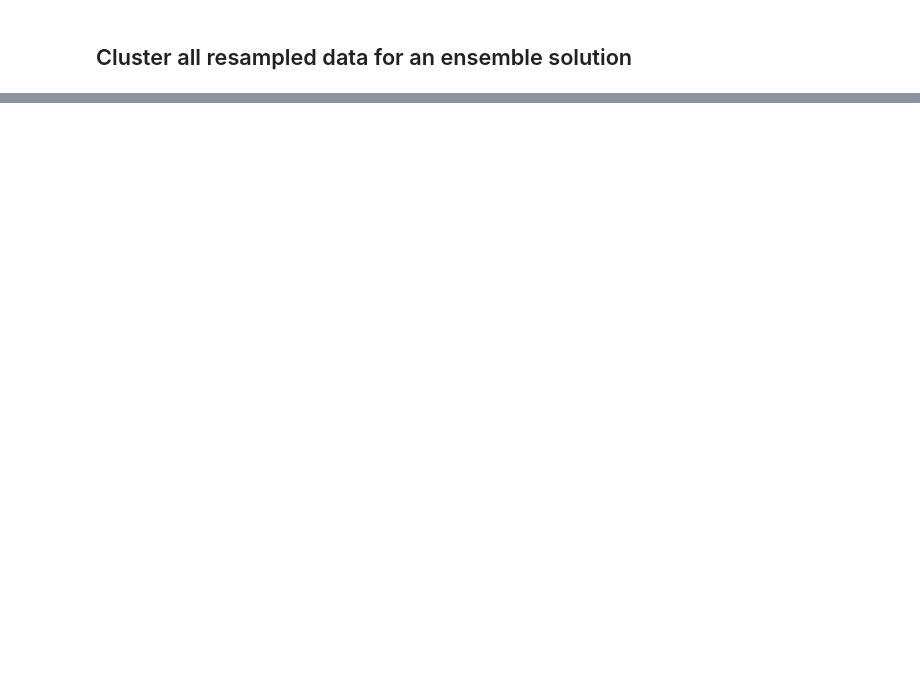
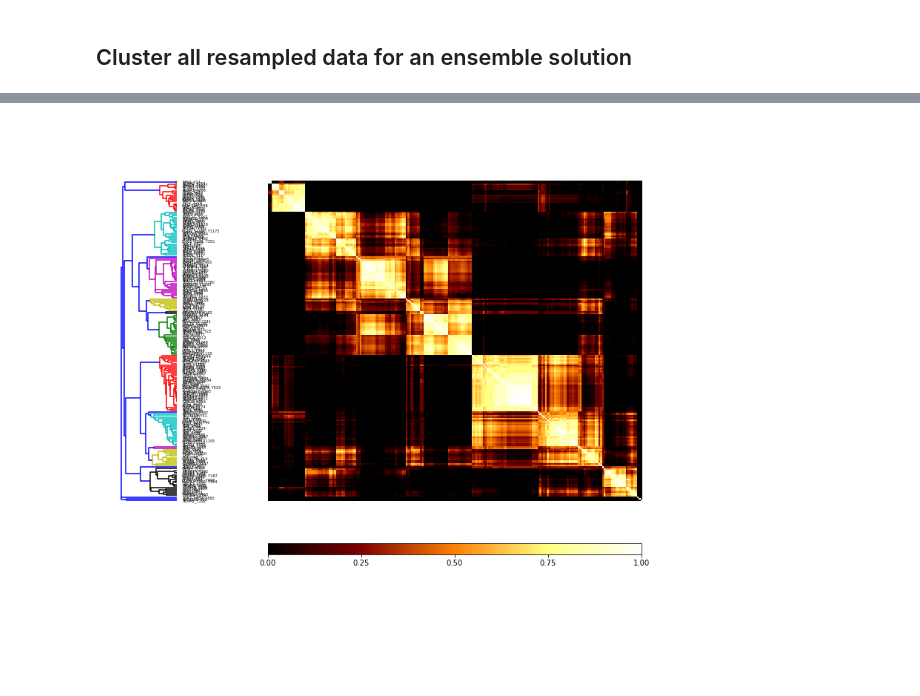
Before and after one commit to NaegleLab/OpenEnsembles, a Jupyter notebook: examples/Ensembles_Across_Experimental_Noise.ipynb, the cells around one changed output, grey strips where cells are left out. Cells and saved outputs as stored; diff of their text form; code cells hidden in the pictures; blank space fills up the shorter version.

```diff
--- a/examples/Ensembles_Across_Experimental_Noise.ipynb
+++ b/examples/Ensembles_Across_Experimental_Noise.ipynb
@@ -115,0 +67,7 @@ for name in d.D.keys():
+# %%
+coMat = c.co_occurrence_matrix('parent')
+# %%
+labels = d.df['gene'] + '_' + d.df['mod_sites']
+coMat.plot(threshold=0.5, label_vec = list(labels))
+# %% [output]
+[figure, added]
```
Also changed, not shown: parts of 6 cells of this notebook.
